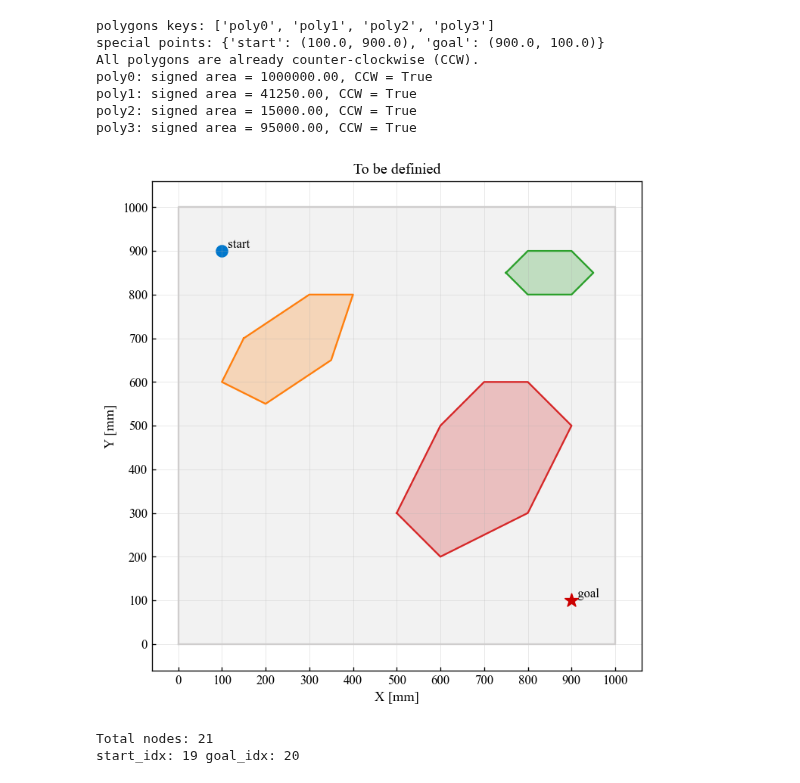
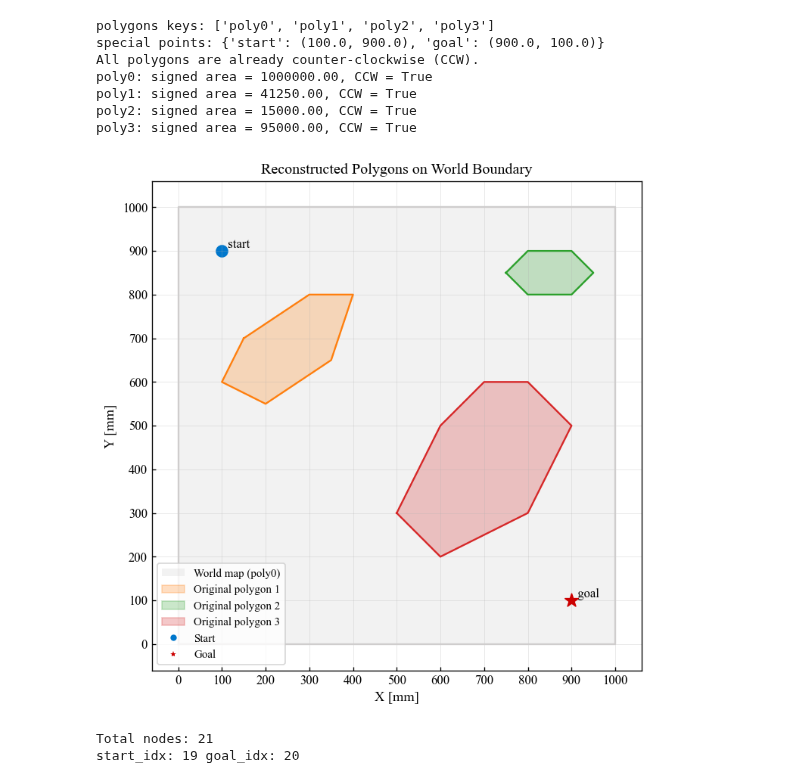
Before and after one commit to kaelmurphy/Micro-452-Project, a Jupyter notebook: Code/global-navigation/VG_Simulation_V1.0.ipynb, the cells around one changed output. Drawn from its saved outputs; the diff is of its cells as text; code cells hidden in the pictures.

```diff
--- a/Code/global-navigation/VG_Simulation_V1.0.ipynb
+++ b/Code/global-navigation/VG_Simulation_V1.0.ipynb
@@ -224,35 +224,61 @@ for i, pid in enumerate(polygon_ids):
 
 # Extract start + goal
 sx, sy = special_points["start"]
 gx, gy = special_points["goal"]
 
 # Plot start (circle) and goal (star)
 ax.scatter([sx], [sy], s=80, color=COLOR_START, marker="o")
 ax.text(sx, sy, "  start", va="bottom", ha="left", fontsize=10)
 
 ax.scatter([gx], [gy], s=120, color=COLOR_GOAL, marker="*", zorder=5)
 ax.text(gx, gy, "  goal", va="bottom", ha="left", fontsize=10)
 
 # Light grid
 ax.set_xticks(np.arange(xmin, xmax + 1, 100))
 ax.set_yticks(np.arange(ymin, ymax + 1, 100))
 ax.grid(True, linewidth=0.5, alpha=0.3)
 
 # Equal aspect ratio
 ax.set_aspect("equal", adjustable="box")
 
 # Add some padding around
 ax.set_xlim(xmin - pad, xmax + pad)
 ax.set_ylim(ymin - pad, ymax + pad)
 
 # Labels and title
 ax.set_xlabel("X [mm]")
 ax.set_ylabel("Y [mm]")
-ax.set_title("To be definied")
+ax.set_title("Reconstructed Polygons on World Boundary")
+
+# --- 7. Custom legend -------------------------------------------------
+# polygon_colors[0] = world boundary (grey from your POLYGON_BASE_COLORS)
+# polygon_colors[1] = inflated polygon 1 (orange)
+# polygon_colors[2] = inflated polygon 2 (green)
+# polygon_colors[3] = inflated polygon 3 (red)
+
+legend_elements = [
+    # World map (poly0)
+    Patch(facecolor=polygon_colors[0], edgecolor="none", alpha=0.25,
+          label="World map (poly0)"),
+    # Original polygons
+    Patch(facecolor=polygon_colors[1], edgecolor=polygon_colors[1], alpha=0.25,
+          label="Original polygon 1"),
+    Patch(facecolor=polygon_colors[2], edgecolor=polygon_colors[2], alpha=0.25,
+          label="Original polygon 2"),
+    Patch(facecolor=polygon_colors[3], edgecolor=polygon_colors[3], alpha=0.25,
+          label="Original polygon 3"),
+    # Start / goal
+    Line2D([], [], marker="o", linestyle="None", markerfacecolor=COLOR_START,
+           markeredgecolor="none", label="Start"),
+    Line2D([], [], marker="*", linestyle="None", markerfacecolor=COLOR_GOAL,
+           markeredgecolor="none", label="Goal"),
+]
+
+ax.legend(handles=legend_elements, loc="lower left", frameon=True)
 
 plt.show()
 # %% [output]
-[figure, old version]
+[figure, new version]
 # %%
 def build_nodes_from_polygons(polygons_ccw, special_points):
     """
```
Also changed, not shown: parts of 2 cells of this notebook.
